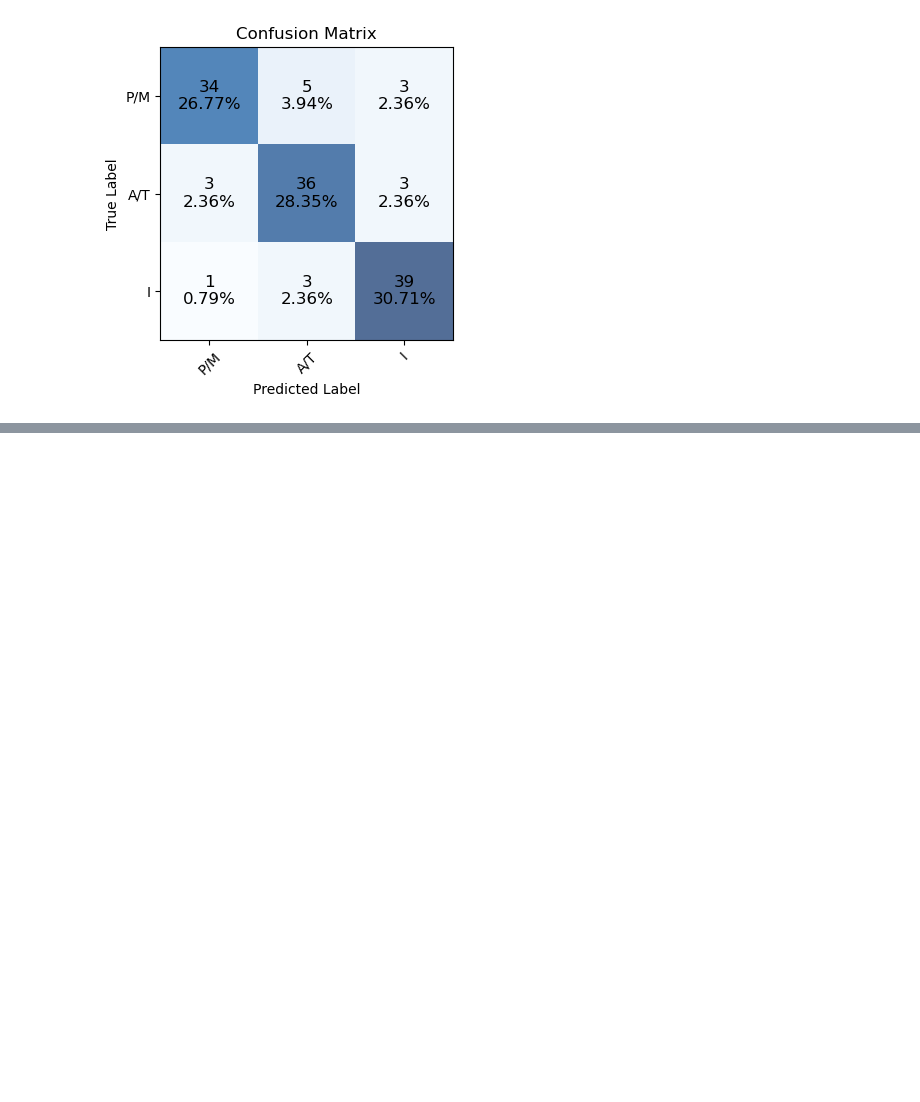
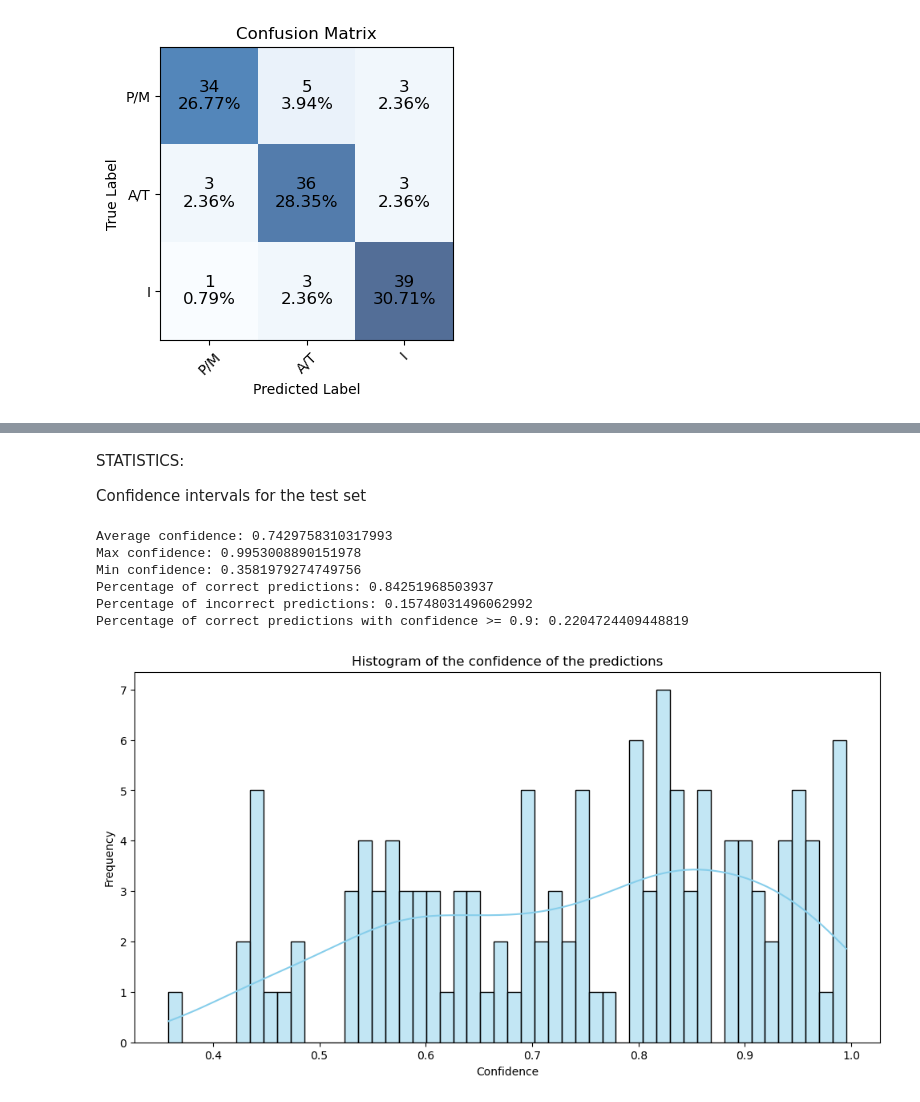
Before and after one commit to ignacio-ms/PyMorph, a Jupyter notebook: notebooks/5.3-cellular_division_nuclei.ipynb, the cells around one changed output, grey strips where cells are left out. Saved outputs shown, nothing was run; the diff lists cells and outputs as text; code cells hidden in the pictures; blank space fills up the shorter version.

```diff
--- a/notebooks/5.3-cellular_division_nuclei.ipynb
+++ b/notebooks/5.3-cellular_division_nuclei.ipynb
@@ -245,0 +249,34 @@ Predicted label: Anaphase/Telophase
+# %% [markdown]
+STATISTICS:
+
+Confidence intervals for the test set
+# %%
+predictions = model.model.predict(test_generator)
+prediction_confidence = np.max(predictions, axis=1)
+prediction_labels = np.argmax(predictions, axis=1)
+original_labels = test_generator.img_labels.astype(int)
+# %%
+# Histogram of the confidence of the predictions
+plt.figure(figsize=(12, 6))
+
+print(f'{c.OKBLUE}Average confidence:{c.ENDC} {np.mean(prediction_confidence)}')
+print(f'{c.OKBLUE}Max confidence:{c.ENDC} {np.max(prediction_confidence)}')
+print(f'{c.OKBLUE}Min confidence:{c.ENDC} {np.min(prediction_confidence)}')
+print(f'{c.OKBLUE}Percentage of correct predictions:{c.ENDC} {np.mean(prediction_labels == original_labels)}')
+print(f'{c.OKBLUE}Percentage of incorrect predictions:{c.ENDC} {np.mean(prediction_labels != original_labels)}')
+print(f'{c.OKBLUE}Percentage of correct predictions with confidence >= 0.9:{c.ENDC} {np.mean((prediction_labels == original_labels) & (prediction_confidence >= 0.9))}')
+
+
+sns.histplot(prediction_confidence, bins=50, kde=True, color='skyblue', edgecolor='black')
+plt.title('Histogram of the confidence of the predictions')
+plt.xlabel('Confidence')
+plt.ylabel('Frequency')
+plt.show()
+# %% [output]
+Average confidence: 0.7429758310317993
+Max confidence: 0.9953008890151978
+Min confidence: 0.3581979274749756
+Percentage of correct predictions: 0.84251968503937
+Percentage of incorrect predictions: 0.15748031496062992
+Percentage of correct predictions with confidence >= 0.9: 0.2204724409448819
+[figure, added]
```
Also changed, not shown: parts of 7 cells of this notebook, 5 other files.
